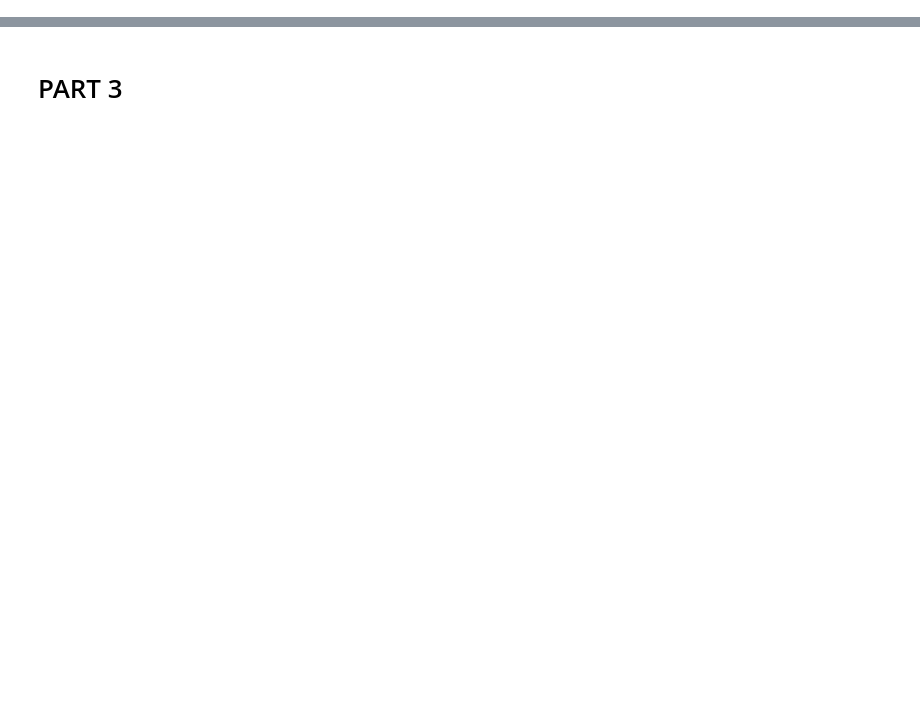
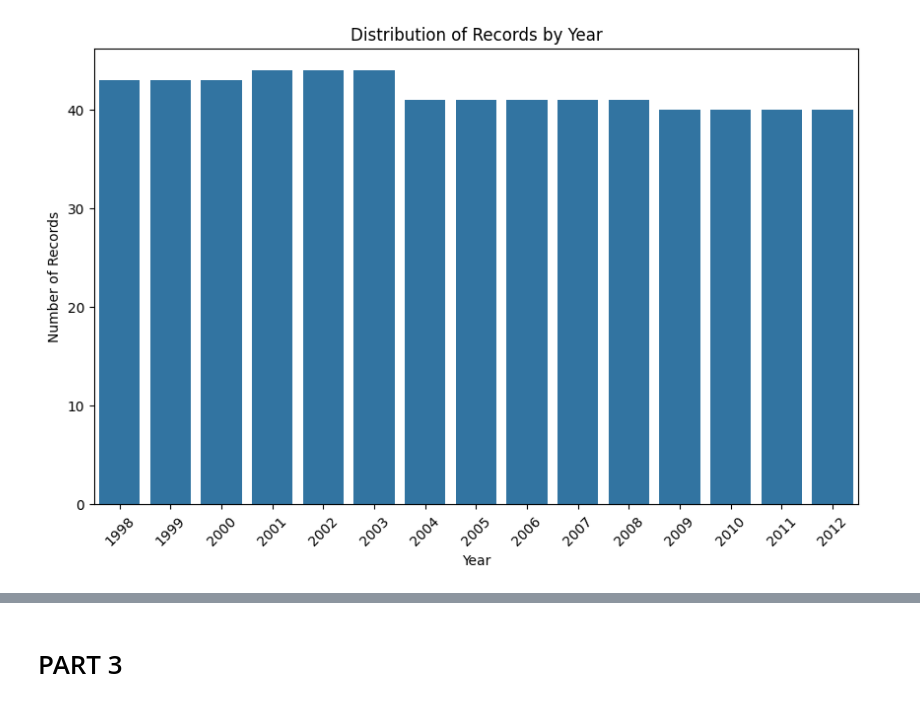
Before and after one commit to pratikp2/Python, a Jupyter notebook: Statistics/Project Files/Project.ipynb, the cells around one changed output, grey strips where cells are left out. Cells and saved outputs as stored; diff of their text form; code cells hidden in the pictures; blank space fills up the shorter version.

```diff
--- a/Statistics/Project Files/Project.ipynb
+++ b/Statistics/Project Files/Project.ipynb
@@ -69,0 +10,6 @@ plt.show()
+# %%
+#1. Import required libraries and import csv file into a dataframe.
+
+data = pd.read_csv('honeyproduction.csv')
+print(data.shape)
+data.head()
@@ -69,0 +44,11 @@ plt.show()
+# %%
+#3. Change the datatype of all columns expect price per lb.
+
+data['state'] = data['state'].astype('string')
+data['numcol'] = data['numcol'].astype('int64')
+data['yieldpercol'] = data['yieldpercol'].astype('int64')
+data['totalprod'] = data['totalprod'].astype('int64')
+data['stocks'] = data['stocks'].astype('int64')
+data['prodvalue'] = data['prodvalue'].astype('int64')
+data['year'] = pd.to_datetime(data['year'], format='%Y').dt.year
+data.info()
@@ -69,0 +117,15 @@ plt.show()
+# %%
+#6. Check the distribution of records for every year.
+
+yearly_counts = data['year'].value_counts().sort_index()
+
+# Plotting the distribution of records for each year
+plt.figure(figsize=(10, 6))
+sns.barplot(x=yearly_counts.index, y=yearly_counts.values)
+plt.title('Distribution of Records by Year')
+plt.xlabel('Year')
+plt.ylabel('Number of Records')
+plt.xticks(rotation=45)
+plt.show()
+# %% [output]
+[figure, added]
```
Also changed, not shown: parts of 43 cells of this notebook, 48 other files.
